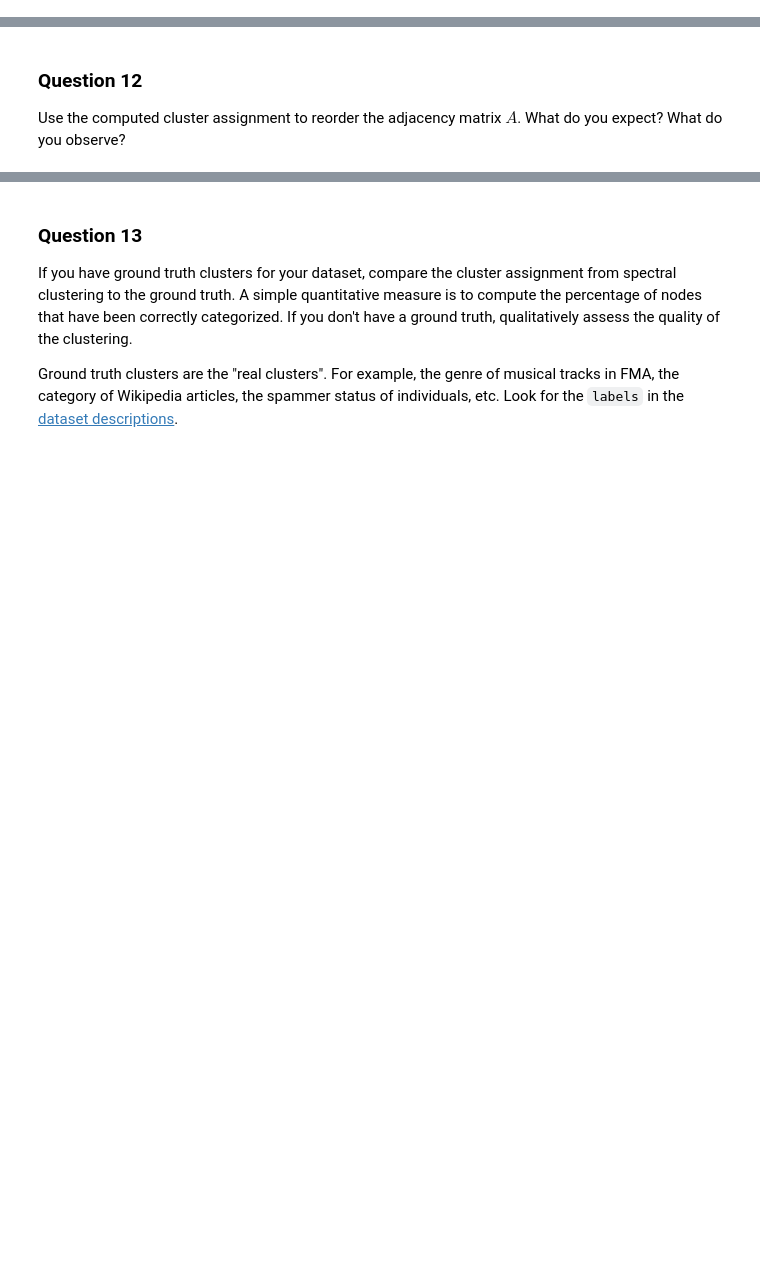
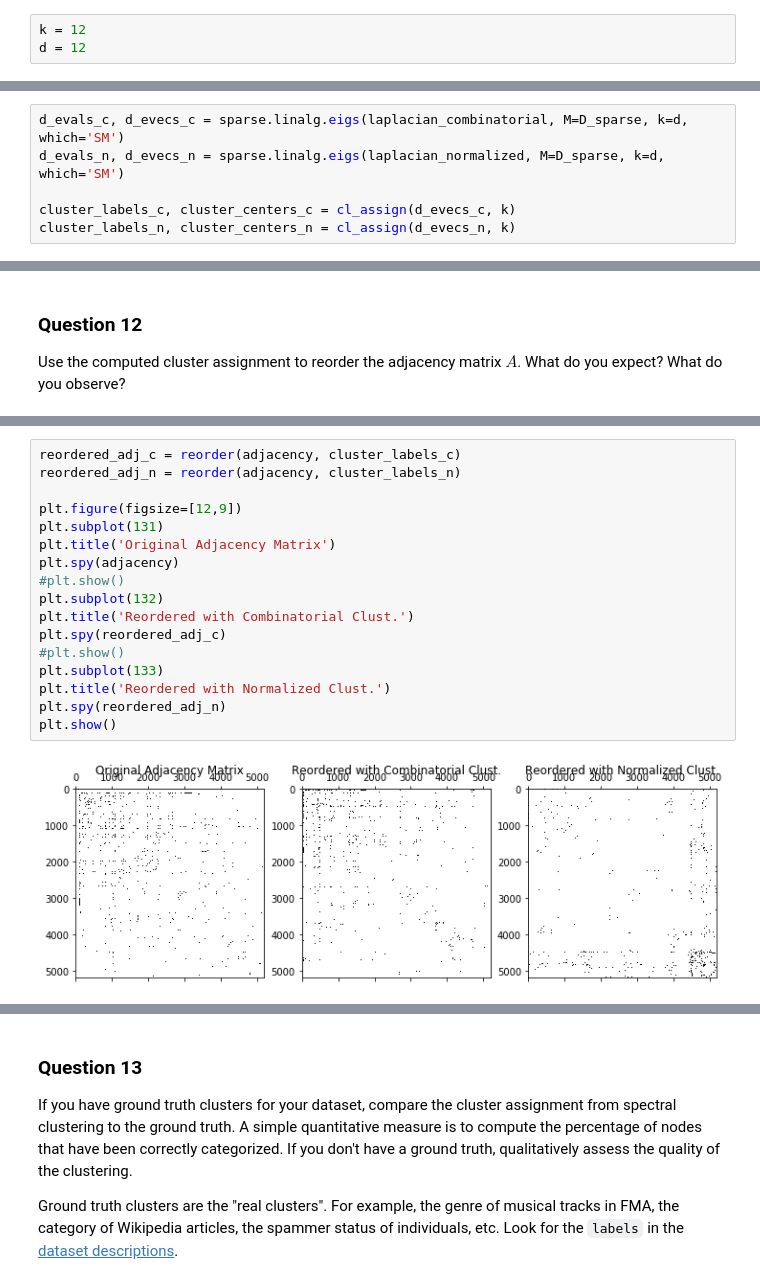
Before and after one commit to mattminder/ntds_24, a Jupyter notebook: Milestone_3/3_spectral_graph_theory.ipynb, the cells around one changed output, grey strips where cells are left out. Cells and saved outputs as stored; diff of their text form; blank space fills up the shorter version.

```diff
--- a/Milestone_3/3_spectral_graph_theory.ipynb
+++ b/Milestone_3/3_spectral_graph_theory.ipynb
@@ -234,3 +243,6 @@ Plot Eigenvalues over k then decide
+# %%
+k = 12
+d = 12
 # %% [markdown]
 ### Question 11
 
@@ -251,6 +263,12 @@ cl_assign(Z_test,3)
  array([[4.        , 9.        ],
         [6.66666667, 2.        ],
         [1.33333333, 2.        ]]))
+# %%
+d_evals_c, d_evecs_c = sparse.linalg.eigs(laplacian_combinatorial, M=D_sparse, k=d, which='SM')
+d_evals_n, d_evecs_n = sparse.linalg.eigs(laplacian_normalized, M=D_sparse, k=d, which='SM')
+
+cluster_labels_c, cluster_centers_c = cl_assign(d_evecs_c, k)
+cluster_labels_n, cluster_centers_n = cl_assign(d_evecs_n, k)
 # %% [markdown]
 **ELBOW Approach:**
 We plot of the within cluster variation $W_K(C)$ for increasing values of K =1 ,2,...and try to locate a “kink” in the curve.
@@ -328,0 +338,19 @@ reorder(adja,cl_assign_test)
+# %%
+reordered_adj_c = reorder(adjacency, cluster_labels_c)
+reordered_adj_n = reorder(adjacency, cluster_labels_n)
+
+plt.figure(figsize=[12,9])
+plt.subplot(131)
+plt.title('Original Adjacency Matrix')
+plt.spy(adjacency)
+#plt.show()
+plt.subplot(132)
+plt.title('Reordered with Combinatorial Clust.')
+plt.spy(reordered_adj_c)
+#plt.show()
+plt.subplot(133)
+plt.title('Reordered with Normalized Clust.')
+plt.spy(reordered_adj_n)
+plt.show()
+# %% [output]
+[figure, added]
```
Also changed, not shown: parts of 20 cells of this notebook.
